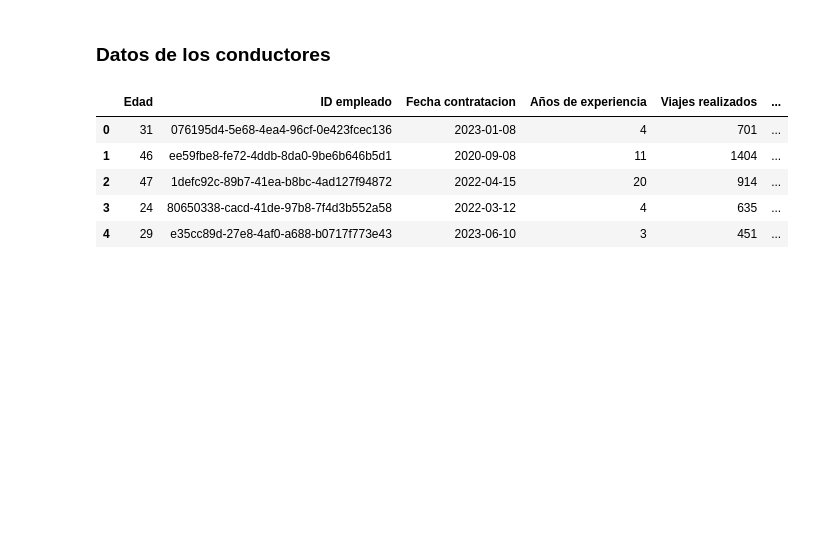
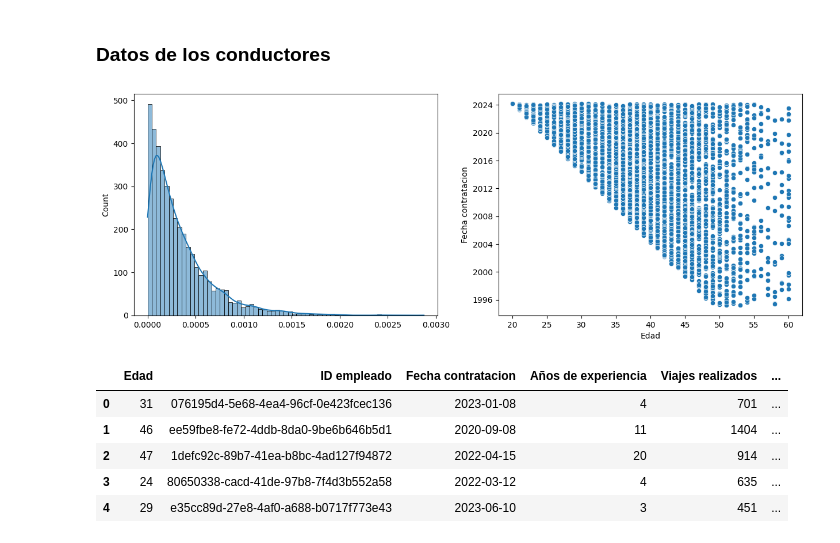
Before and after one commit to erick-mb/Traxion, a Jupyter notebook: Traxion.ipynb, the cells around one changed output. Saved outputs shown, nothing was run; the diff lists cells and outputs as text; code cells hidden in the pictures; blank space fills up the shorter version.

```diff
--- a/Traxion.ipynb
+++ b/Traxion.ipynb
@@ -60,7 +60,6 @@ n = rng.integers(4000,5000, size = 1)[0]
 # Crear el dataframe
 df = pd.DataFrame()
 
-
 # Edad, 66% entre 32 y 48, 96% entre 24 y 56, 100% entre 20 y 60
 df['Edad'] = rng.normal(loc=40, scale=8, size=n)
 df['Edad'] = np.clip(df['Edad'], 20, 60).astype(int)
@@ -69,12 +68,12 @@ df['ID empleado'] = [uuid.uuid4() for _ in range(len(df))]
 
 # Fecha de contratación, depende de la edad
 def generar_fecha_contratacion(edad):
+    # Se asume que una persona comienza a trabajar minimo a los 19
     max = min(edad - 19, 30)
     año_contratacion = rng.uniform(1, max, size = 1)[0]
     fecha_contratacion = pd.to_datetime('03/01/2025') - relativedelta(days = int(año_contratacion*365))
     return fecha_contratacion
 
-df['Fecha contratacion'] = df['Edad']-20
 df['Fecha contratacion'] = df['Edad'].apply(generar_fecha_contratacion)
 
 # Años de experiencia en la industria del transporte, depende de la edad
@@ -88,6 +87,7 @@ df['Años de experiencia'] = df['Edad'].apply(generar_exp)
 # Cantidad de viajes realizados, depende de la fecha de contratación
 def generar_viajes(contratacion):
    duracion = (pd.to_datetime('03/01/2025') - contratacion).days
+   # Se asume que se realiza un viaje cada 1 o 2 dias
    duracion = int(duracion*rng.uniform(.5, .9, size = 1)[0])
    return duracion
 
@@ -95,15 +95,30 @@ df['Viajes realizados'] = df['Fecha contratacion'].apply(generar_viajes)
 
 # KM recorridos totales, depende de la fecha de contratación
 df['Km totales recorridos'] = (pd.to_datetime('03/01/2025') - df['Fecha contratacion']).dt.days
+# Se asume que un viaje promedio dura 350km
 df['Km totales recorridos'] = (df['Km totales recorridos']*rng.normal(loc=350, scale=80, size=n)).astype(int)
 
 # Tiempo de inactividad, depende de los viajes realizados y sus km totales recorridos
+# Primero se crea una metrica que combine los viajes realizados y los km totales recorridos y se obtiene el promedio de esta metrica por dia trabajado
 df['Tiempo de inactividad total'] = (df['Viajes realizados'] * df['Km totales recorridos'])/(pd.to_datetime('03/01/2025') - df['Fecha contratacion']).dt.days
+# Entre mas diste esta metrica del trabajador mas sobresaliente, mas tiempo de inactividad se asigna
+# Se asume un tiempo de inactividad base de 60 minutos por viaje
 df['Tiempo de inactividad total'] = (1.1 - df['Tiempo de inactividad total']/max(df['Tiempo de inactividad total']))*rng.normal(loc=60, scale=15, size=n)
 df['Tiempo de inactividad total'] = (df['Tiempo de inactividad total']*df['Viajes realizados']).astype(int)
 
 # Numero de incidentes, depende de los viajes realizados
 df['Incidentes de peligro'] = (df['Viajes realizados']*rng.beta(1, 3000, size=n)).astype(int)
+# %%
+import seaborn as sns
+import matplotlib.pyplot as plt
+fig, axes = plt.subplots(1, 2, figsize=(15, 5))
+
+sns.histplot(rng.beta(1, 3000, size=n), kde=True, ax=axes[0])
+sns.scatterplot(data=df, x="Edad", y="Fecha contratacion", ax=axes[1])
+
+plt.show()
+# %% [output]
+[figure, added]
 # %%
 df.head()
 # %% [output]
```
Also changed, not shown: parts of 14 cells of this notebook.
